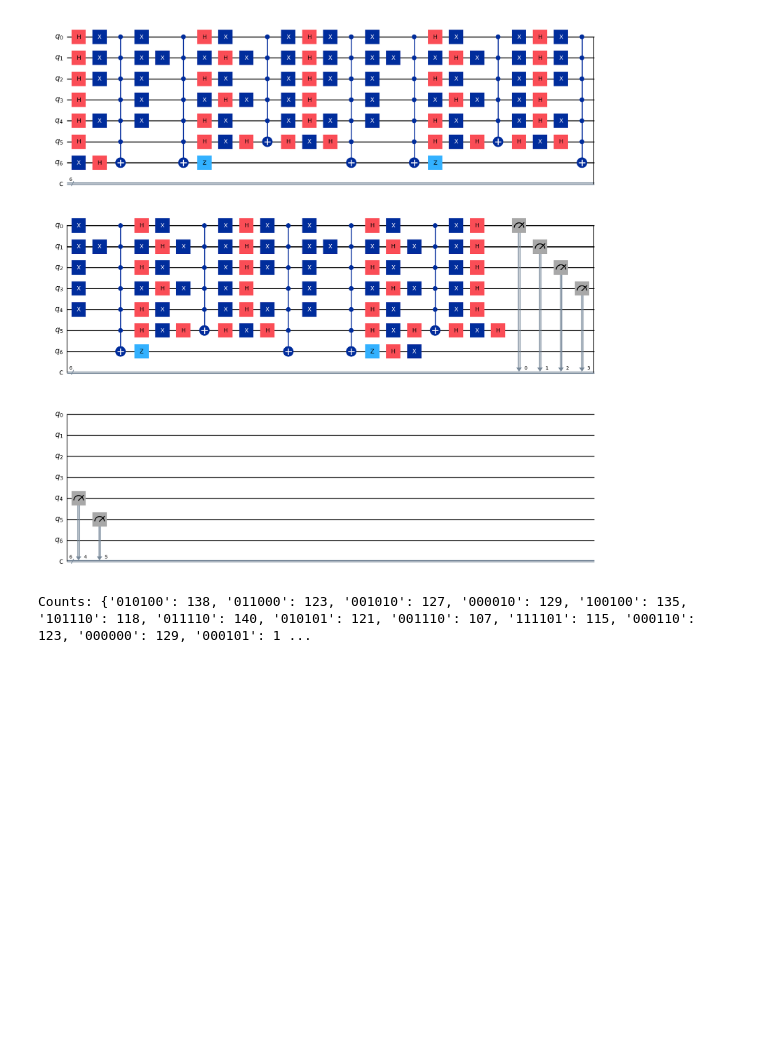
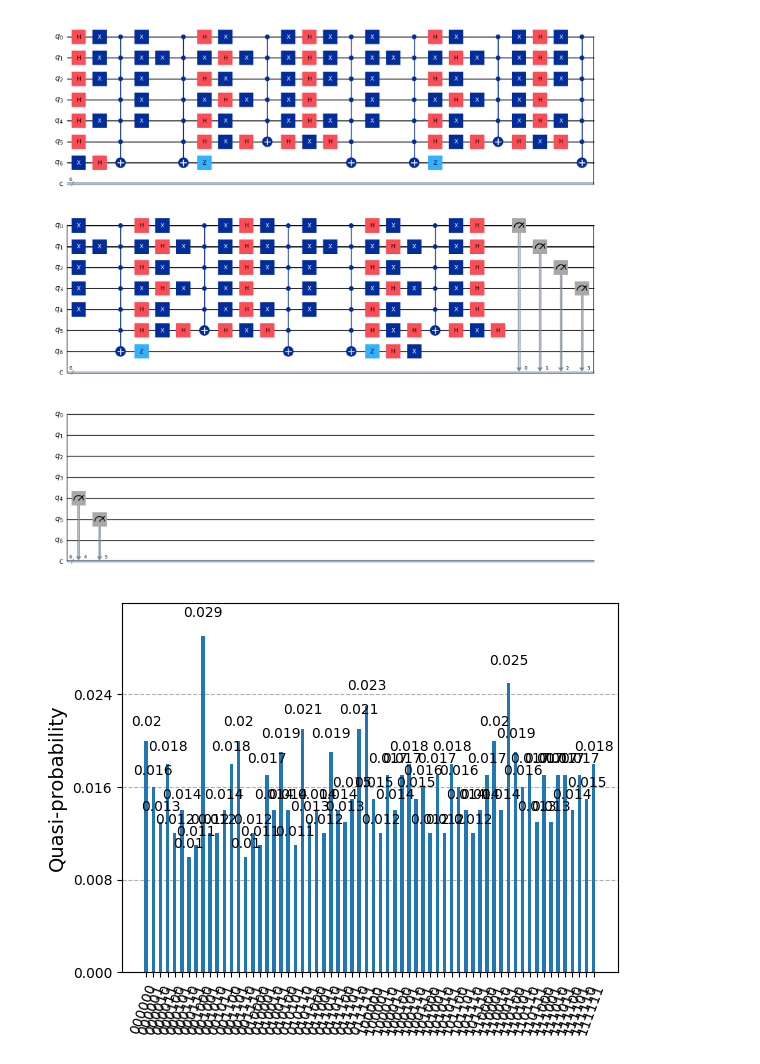
Before and after one commit to FedericoSantona/QiskitProject, a Jupyter notebook: Detusch_Grover.ipynb, the cells around one changed output. Saved outputs shown, nothing was run; the diff lists cells and outputs as text; code cells hidden in the pictures; blank space fills up the shorter version.

```diff
--- a/Detusch_Grover.ipynb
+++ b/Detusch_Grover.ipynb
@@ -476,17 +468,8 @@ Optimal number of Grover iterations = 4
 Grover circuit depth: 47
 [figure]
 # %%
-# Use AerSimulator
-simulator = AerSimulator()
-
-# Transpile and run
-transpiled = transpile(grover_circ, simulator)
-result = simulator.run(transpiled, shots=8192).result()
-counts = result.get_counts()
-
-# Print and plot
-print("Counts:", counts)
-plot_histogram(counts, title="Grover 6-qubit with 2 Marked States")
-plt.show()
+sampler = Sampler()
+quasi_dists = sampler.run(grover_circ, shots=1000).result().quasi_dists[0]
+plot_histogram(quasi_dists.binary_probabilities())
 # %% [output]
-Counts: {'010100': 138, '011000': 123, '001010': 127, '000010': 129, '100100': 135, '101110': 118, '011110': 140, '010101': 121, '001110': 107, '111101': 115, '000110': 123, '000000': 129, '000101': 1 ...
+[figure, added]
```
Also changed, not shown: parts of 8 cells of this notebook.
